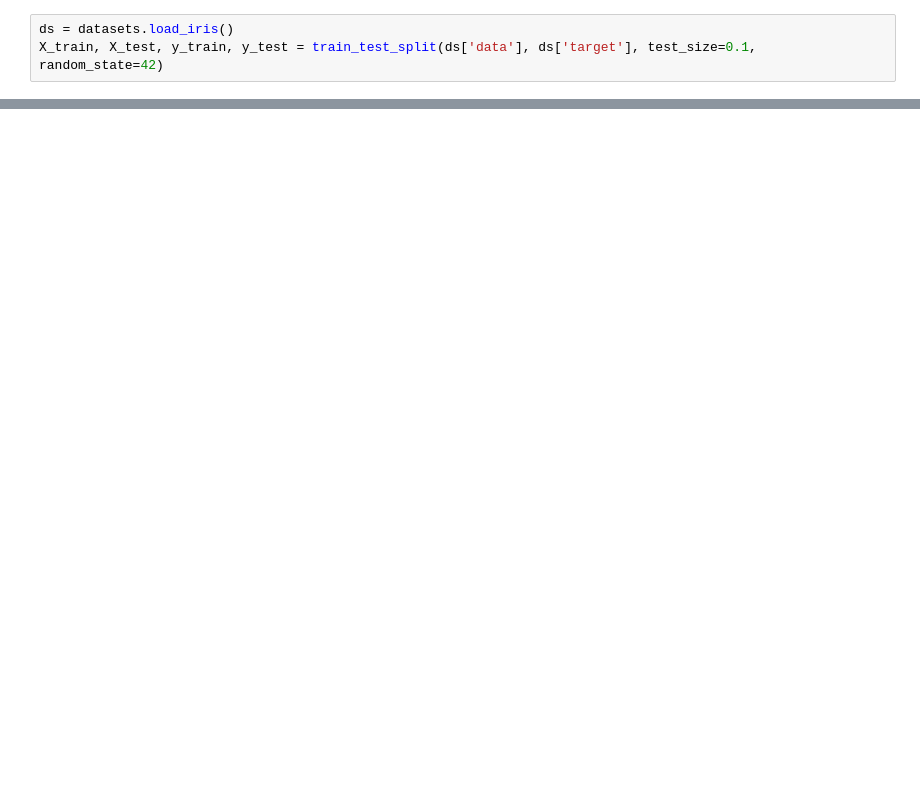
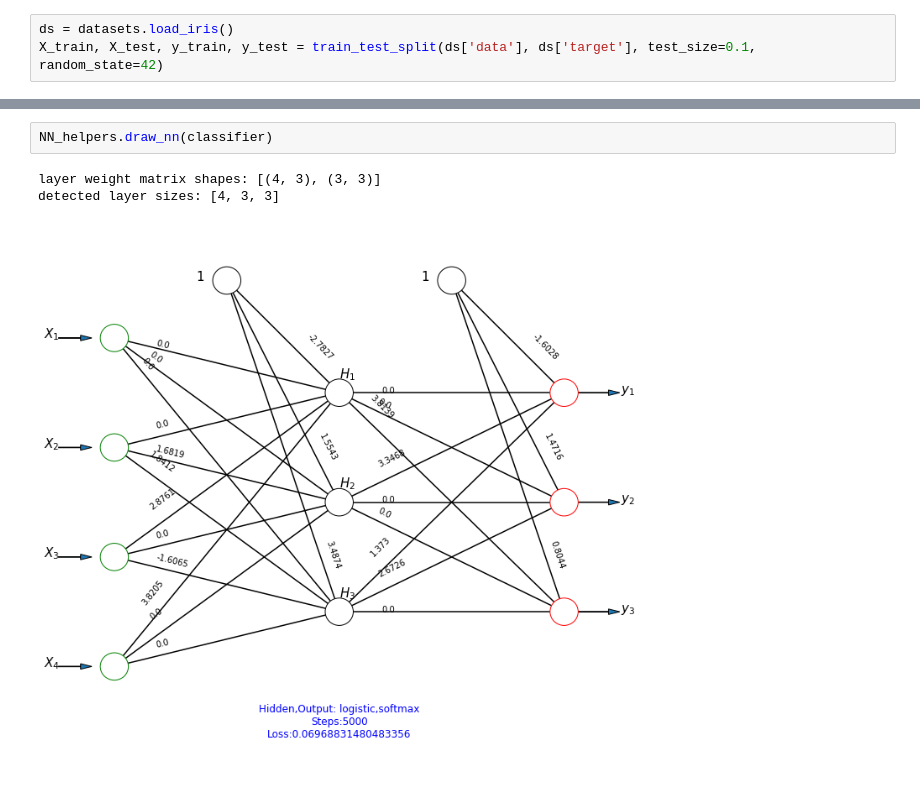
Before and after one commit to Maaslak/UM_NN, a Jupyter notebook: ZagadnieniaZaawansowane.ipynb, the cells around one changed output, grey strips where cells are left out. Cells and saved outputs as stored; diff of their text form; blank space fills up the shorter version.

```diff
--- a/ZagadnieniaZaawansowane.ipynb
+++ b/ZagadnieniaZaawansowane.ipynb
@@ -92,0 +129,6 @@ detected layer sizes: [4, 3, 3]
+# %%
+NN_helpers.draw_nn(classifier)
+# %% [output]
+layer weight matrix shapes: [(4, 3), (3, 3)]
+detected layer sizes: [4, 3, 3]
+[figure, added]
```
Also changed, not shown: parts of 26 cells of this notebook, 8 other files.
